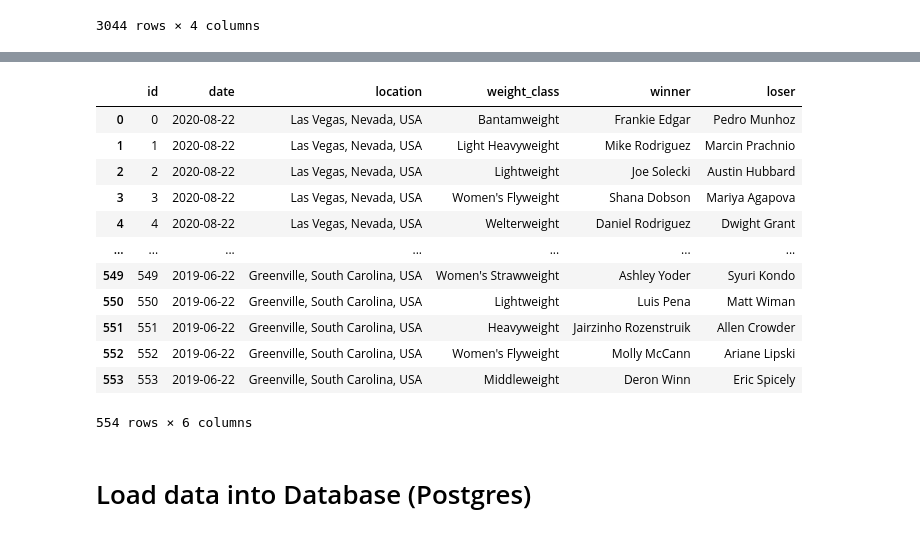
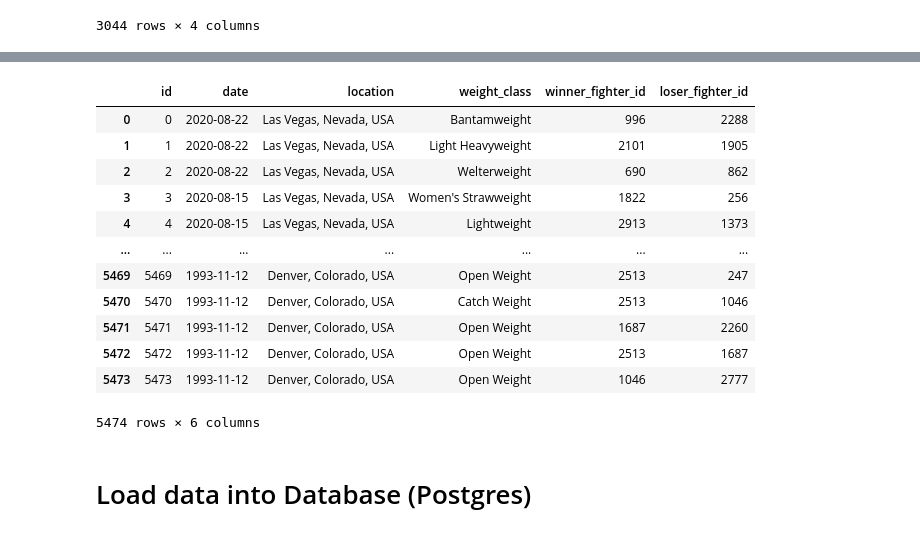
Before and after one commit to jiroken25/ETL_UFC, a Jupyter notebook: project.ipynb, the cells around one changed output, grey strips where cells are left out. Cells and saved outputs as stored; diff of their text form; code cells hidden in the pictures.

```diff
--- a/project.ipynb
+++ b/project.ipynb
@@ -223,21 +242,25 @@ transformed_match_df
-# %%
-new_df = new_df.reset_index()
-new_df = new_df.rename(columns={"index":"id"})
-new_df
-# %% [output]
-|  | id | date | location | weight_class | winner | loser |
-| 0 | 0 | 2020-08-22 | Las Vegas, Nevada, USA | Bantamweight | Frankie Edgar | Pedro Munhoz |
-| 1 | 1 | 2020-08-22 | Las Vegas, Nevada, USA | Light Heavyweight | Mike Rodriguez | Marcin Prachnio |
-| 2 | 2 | 2020-08-22 | Las Vegas, Nevada, USA | Lightweight | Joe Solecki | Austin Hubbard |
-| 3 | 3 | 2020-08-22 | Las Vegas, Nevada, USA | Women's Flyweight | Shana Dobson | Mariya Agapova |
-| 4 | 4 | 2020-08-22 | Las Vegas, Nevada, USA | Welterweight | Daniel Rodriguez | Dwight Grant |
-| ... | ... | ... | ... | ... | ... | ... |
-| 549 | 549 | 2019-06-22 | Greenville, South Carolina, USA | Women's Strawweight | Ashley Yoder | Syuri Kondo |
-| 550 | 550 | 2019-06-22 | Greenville, South Carolina, USA | Lightweight | Luis Pena | Matt Wiman |
-| 551 | 551 | 2019-06-22 | Greenville, South Carolina, USA | Heavyweight | Jairzinho Rozenstruik | Allen Crowder |
-| 552 | 552 | 2019-06-22 | Greenville, South Carolina, USA | Women's Flyweight | Molly McCann | Ariane Lipski |
-| 553 | 553 | 2019-06-22 | Greenville, South Carolina, USA | Middleweight | Deron Winn | Eric Spicely |
-554 rows × 6 columns
+# %%
+combined_df = all_match_df.merge(transformed_fighter_df[["id","fighter_name"]], how="inner",left_on="winner",right_on="fighter_name").merge(transformed_fighter_df[["id","fighter_name"]], how="inner",left_on="loser",right_on="fighter_name")
+all_match_table_df = combined_df[["date","location","weight_class","id_y","id"]].sort_values(by="date",ascending=False)
+all_match_table_df.columns = ["date","location","weight_class","winner_fighter_id","loser_fighter_id"]
+# %%
+all_match_table_df = all_match_table_df.reset_index().reset_index()
+all_match_table_df = all_match_table_df[["level_0","date","location","weight_class","winner_fighter_id","loser_fighter_id"]].rename(columns={"level_0":"id"})
+all_match_table_df
+# %% [output]
+|  | id | date | location | weight_class | winner_fighter_id | loser_fighter_id |
+| 0 | 0 | 2020-08-22 | Las Vegas, Nevada, USA | Bantamweight | 996 | 2288 |
+| 1 | 1 | 2020-08-22 | Las Vegas, Nevada, USA | Light Heavyweight | 2101 | 1905 |
+| 2 | 2 | 2020-08-22 | Las Vegas, Nevada, USA | Welterweight | 690 | 862 |
+| 3 | 3 | 2020-08-15 | Las Vegas, Nevada, USA | Women's Strawweight | 1822 | 256 |
+| 4 | 4 | 2020-08-15 | Las Vegas, Nevada, USA | Lightweight | 2913 | 1373 |
+| ... | ... | ... | ... | ... | ... | ... |
+| 5469 | 5469 | 1993-11-12 | Denver, Colorado, USA | Open Weight | 2513 | 247 |
+| 5470 | 5470 | 1993-11-12 | Denver, Colorado, USA | Catch Weight | 2513 | 1046 |
+| 5471 | 5471 | 1993-11-12 | Denver, Colorado, USA | Open Weight | 1687 | 2260 |
+| 5472 | 5472 | 1993-11-12 | Denver, Colorado, USA | Open Weight | 2513 | 1687 |
+| 5473 | 5473 | 1993-11-12 | Denver, Colorado, USA | Open Weight | 1046 | 2777 |
+5474 rows × 6 columns
 # %% [markdown]
 # Load data into Database (Postgres)
 # %%
```
Also changed, not shown: parts of 13 cells of this notebook, 2 other files.
